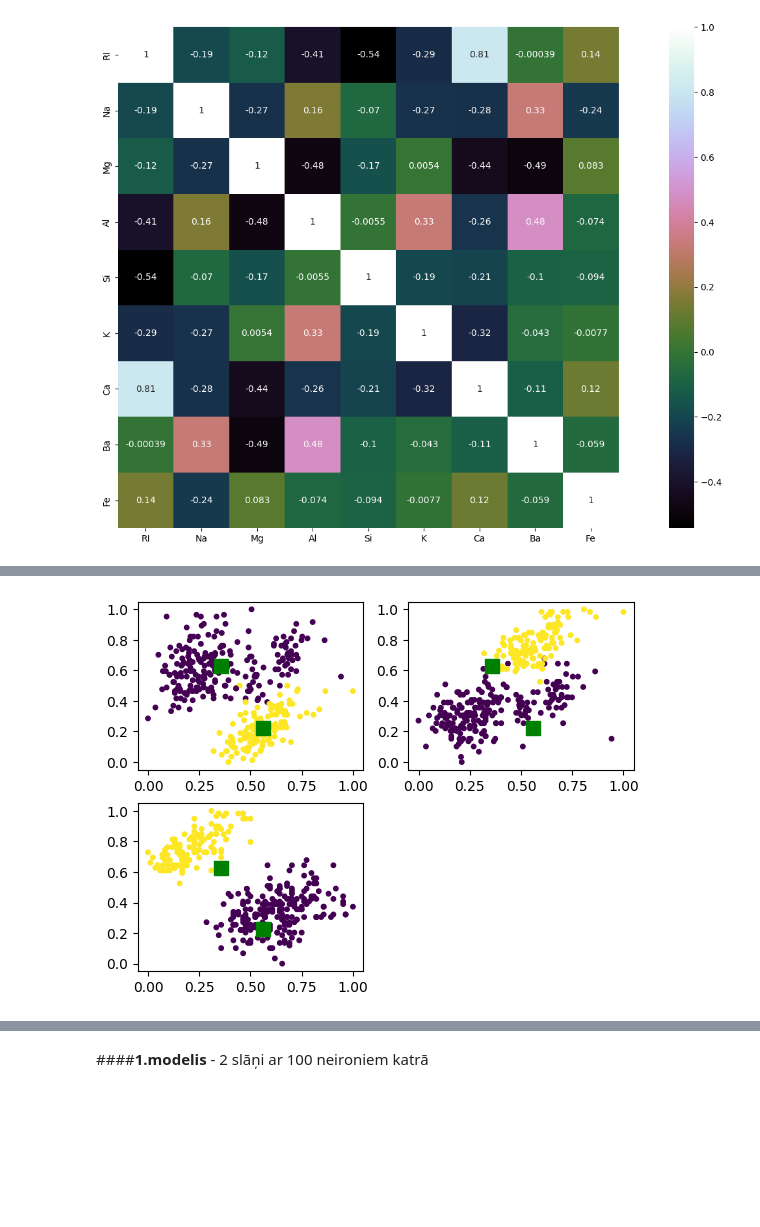
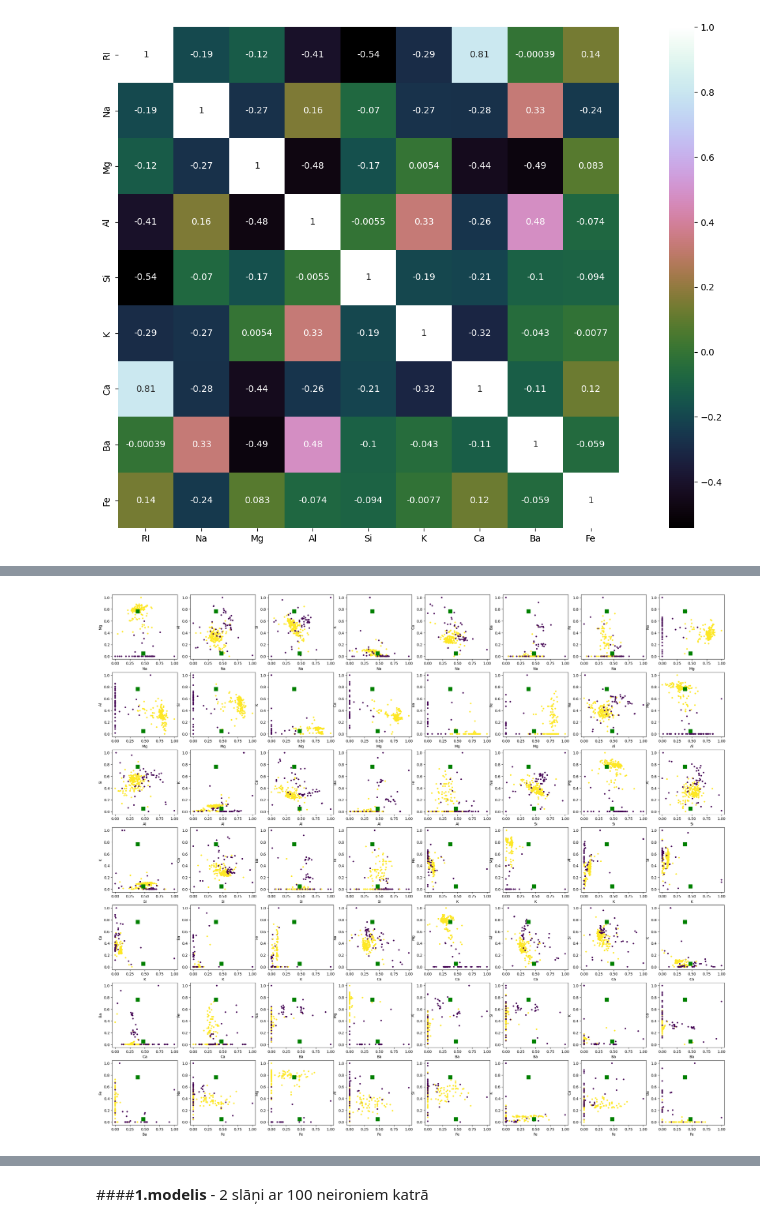
Before and after one commit to ShpionLV/46_Kode, a Jupyter notebook: 46_Kods.ipynb, the cells around one changed output, grey strips where cells are left out. Drawn from its saved outputs; the diff is of its cells as text; code cells hidden in the pictures; blank space fills up the shorter version.

```diff
--- a/46_Kods.ipynb
+++ b/46_Kods.ipynb
@@ -67,9 +67,11 @@ dtype: object
 # %% [markdown]
 ### Informācijas par datu kopu izvade un analīze
 # %%
-#Tālākajam darbam tiek atmesti kategorijas tipa atribūti
-samazinata_datu_kopa = datu_kopa[["RI", "Na", "Mg", "Al", "Si", "K", "Ca", "Ba", "Fe", "type_code"]]
-#Tiek izvadīti dati par datu kopu
+# Tālākajam darbam tiek atmesti kategorijas tipa atribūti
+samazinata_datu_kopa = datu_kopa[
+    ["RI", "Na", "Mg", "Al", "Si", "K", "Ca", "Ba", "Fe", "type_code"]
+]
+# Tiek izvadīti dati par datu kopu
 print(samazinata_datu_kopa.describe())
 print(samazinata_datu_kopa.info())
 # %% [output]
@@ -232,24 +270,70 @@ KeyError: "None of [Index(['culmen_length_mm', 'culmen_depth_mm', 'flipper_lengt
 # %%
-#lai izvadītu kalsterizācijas rezultātus, tiek pievienota papildu bibliotēka
+# lai izvadītu kalsterizācijas rezultātus, tiek pievienota papildu bibliotēka
 import matplotlib.pyplot as plt
-#tiek izveidots un apmācīts K-vidējo algoritma nodelis ar 2 klasteriem, izmantojot iepriekš izveidoto datu apakškopu ar 3 atribūtiem
-kmeans_modelis = KMeans(n_clusters=2, init = "k-means++").fit(darba_datu_kopa_klasterizacijai_3_pazimes)
-#tiek iegūti klasteru centri
+
+# tiek izveidots un apmācīts K-vidējo algoritma nodelis ar 2 klasteriem, izmantojot iepriekš izveidoto datu apakškopu ar 8 atribūtiem
+kmeans_modelis = KMeans(n_clusters=2, init="k-means++").fit(
+    darba_datu_kopa_klasterizacijai_8_pazimes
+)
+# tiek iegūti klasteru centri
 centroids = kmeans_modelis.cluster_centers_
-#izveidojam prognozes datu objektu piederībai klasteriem
-ypred = kmeans_modelis.predict(darba_datu_kopa_klasterizacijai_3_pazimes)
-#atspoguļojam klasterizācijas rezultātus izkliedes diagrammās
-plt.subplot(2,2,1)                            # Izveido attēlu matricā (2 x 2), indekss sākas ar 1 kreisajā augšējā stūrī
-plt.scatter(darba_datu_kopa_klasterizacijai_3_pazimes['culmen_length_mm'], darba_datu_kopa_klasterizacijai_3_pazimes['culmen_depth_mm'], s = 10, c = ypred)
-plt.scatter(centroids[0,0], centroids[0,1], s = 100, c = 'g', marker = 's')
-plt.scatter(centroids[1,0], centroids[1,1], s = 100, c = 'g', marker = 's')
-plt.subplot(2,2,2)                            # Izveido nākošo attēlu matricā ar indeksu 2
-plt.scatter(darba_datu_kopa_klasterizacijai_3_pazimes['culmen_length_mm'], darba_datu_kopa_klasterizacijai_3_pazimes['flipper_length_mm'], s = 10, c = ypred)
-plt.scatter(centroids[0,0], centroids[0,1], s = 100, c = 'g', marker = 's')
-plt.scatter(centroids[1,0], centroids[1,1], s = 100, c = 'g', marker = 's')
-plt.subplot(2,2,3)                            # Izveido nākošo attēlu matricā ar indeksu 2
-plt.scatter(darba_datu_kopa_klasterizacijai_3_pazimes['culmen_depth_mm'], darba_datu_kopa_klasterizacijai_3_pazimes['flipper_length_mm'], s = 10, c = ypred)
-plt.scatter(centroids[0,0], centroids[0,1], s = 100, c = 'g', marker = 's')
-plt.scatter(centroids[1,0], centroids[1,1], s = 100, c = 'g', marker = 's')
+# izveidojam prognozes datu objektu piederībai klasteriem
+ypred = kmeans_modelis.predict(darba_datu_kopa_klasterizacijai_8_pazimes)
+# atspoguļojam klasterizācijas rezultātus izkliedes diagrammās
+
+print(centroids)
+
+index=0
+
+plt.figure(figsize=(30, 30))
+
+for first in ["Na", "Mg", "Al", "Si", "K", "Ca", "Ba", "Fe"]:
+    for second in ["Na", "Mg", "Al", "Si", "K", "Ca", "Ba", "Fe"]:
+        if first != second:
+            plt.subplot(8, 8, index + 1)
+            index += 1
+            plt.scatter(
+                darba_datu_kopa_klasterizacijai_8_pazimes[first],
+                darba_datu_kopa_klasterizacijai_8_pazimes[second],
+                s=10,
+                c=ypred,
+            )
+            plt.scatter(centroids[..., 0], centroids[..., 1], s=100, c="g", marker="s")
+            plt.xlabel(first)
+            plt.ylabel(second)
+
 plt.show()
+
+# plt.subplot(
+#     2, 2, 1
+# )  # Izveido attēlu matricā (2 x 2), indekss sākas ar 1 kreisajā augšējā stūrī
+# plt.scatter(
+#     darba_datu_kopa_klasterizacijai_8_pazimes["culmen_length_mm"],
+#     darba_datu_kopa_klasterizacijai_8_pazimes["culmen_depth_mm"],
+#     s=10,
+#     c=ypred,
+# )
+# plt.scatter(centroids[0, 0], centroids[0, 1], s=100, c="g", marker="s")
+# plt.scatter(centroids[1, 0], centroids[1, 1], s=100, c="g", marker="s")
+# plt.subplot(2, 2, 2)  # Izveido nākošo attēlu matricā ar indeksu 2
+# plt.scatter(
+#     darba_datu_kopa_klasterizacijai_8_pazimes["culmen_length_mm"],
+#     darba_datu_kopa_klasterizacijai_8_pazimes["flipper_length_mm"],
+#     s=10,
+#     c=ypred,
+# )
+# plt.scatter(centroids[0, 0], centroids[0, 1], s=100, c="g", marker="s")
+# plt.scatter(centroids[1, 0], centroids[1, 1], s=100, c="g", marker="s")
+# plt.subplot(2, 2, 3)  # Izveido nākošo attēlu matricā ar indeksu 2
+# plt.scatter(
+#     darba_datu_kopa_klasterizacijai_8_pazimes["culmen_depth_mm"],
+#     darba_datu_kopa_klasterizacijai_8_pazimes["flipper_length_mm"],
+#     s=10,
+#     c=ypred,
+# )
+
+
+# plt.scatter(centroids[0, 0], centroids[0, 1], s=100, c="g", marker="s")
+# plt.scatter(centroids[1, 0], centroids[1, 1], s=100, c="g", marker="s")
+# plt.show()
 # %% [output]
@@ -256,2 +344,2 @@ plt.show()
-[figure, old version]
+[figure, new version]
 # %% [markdown]
```
Also changed, not shown: parts of 28 cells of this notebook.
